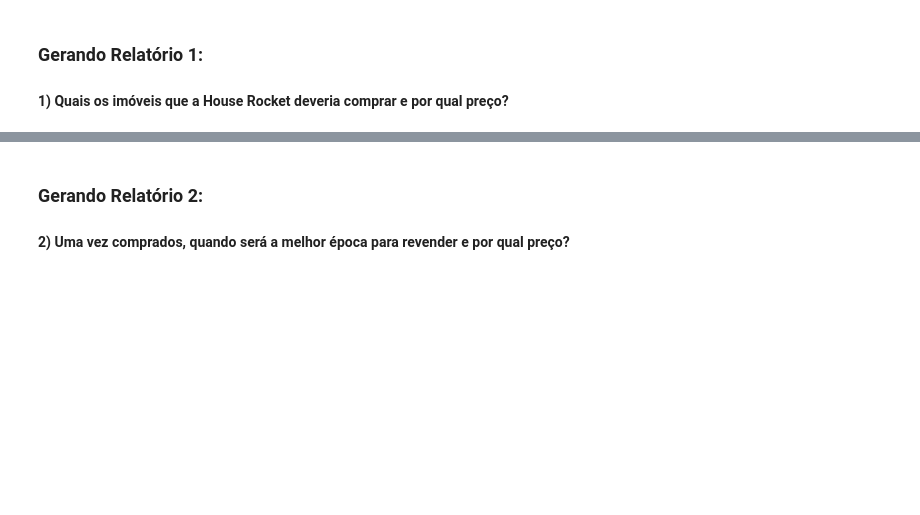
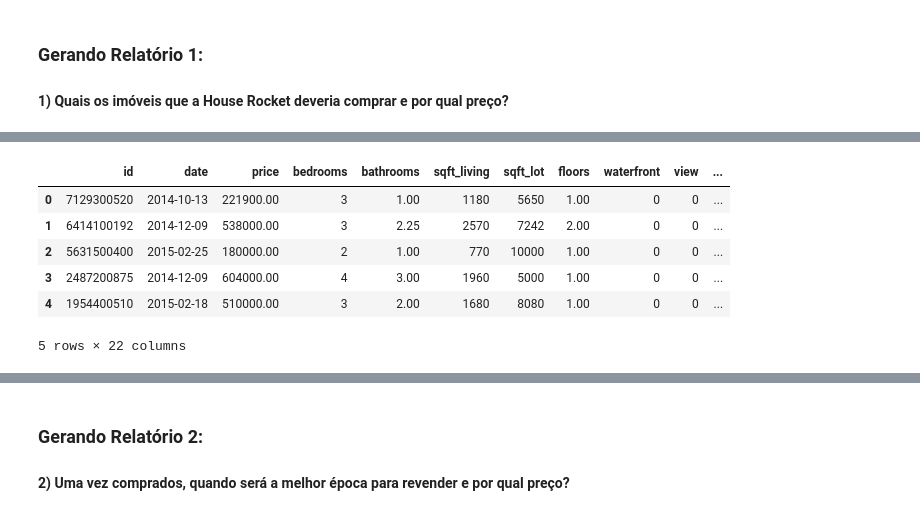
Before and after one commit to GustavoBarros11/house-rocket-insights-project, a Jupyter notebook: notebook.ipynb, the cells around one changed output, grey strips where cells are left out. Cells and saved outputs as stored; diff of their text form; code cells hidden in the pictures; blank space fills up the shorter version.

```diff
--- a/notebook.ipynb
+++ b/notebook.ipynb
@@ -222,0 +231,5 @@ plt.show()
+# %%
+df_rel1 = data.copy()
+rel_cols = ['id','zipcode','price','Median Price', 'condition','status']
+df_median_price = data.groupby('zipcode').agg({'price': 'median'})
+df_median_price.head()
@@ -222,0 +244,12 @@ plt.show()
+# %%
+# Método 1
+df_rel1['Median Price'] = df_rel1['zipcode'].map(lambda x: df_median_price.loc[x].price)
+df_rel1.head()
+# %% [output]
+|  | id | date | price | bedrooms | bathrooms | sqft_living | sqft_lot | floors | waterfront | view | ... |
+| 0 | 7129300520 | 2014-10-13 | 221900.00 | 3 | 1.00 | 1180 | 5650 | 1.00 | 0 | 0 | ... |
+| 1 | 6414100192 | 2014-12-09 | 538000.00 | 3 | 2.25 | 2570 | 7242 | 2.00 | 0 | 0 | ... |
+| 2 | 5631500400 | 2015-02-25 | 180000.00 | 2 | 1.00 | 770 | 10000 | 1.00 | 0 | 0 | ... |
+| 3 | 2487200875 | 2014-12-09 | 604000.00 | 4 | 3.00 | 1960 | 5000 | 1.00 | 0 | 0 | ... |
+| 4 | 1954400510 | 2015-02-18 | 510000.00 | 3 | 2.00 | 1680 | 8080 | 1.00 | 0 | 0 | ... |
+5 rows × 22 columns
```
Also changed, not shown: parts of 10 cells of this notebook.
